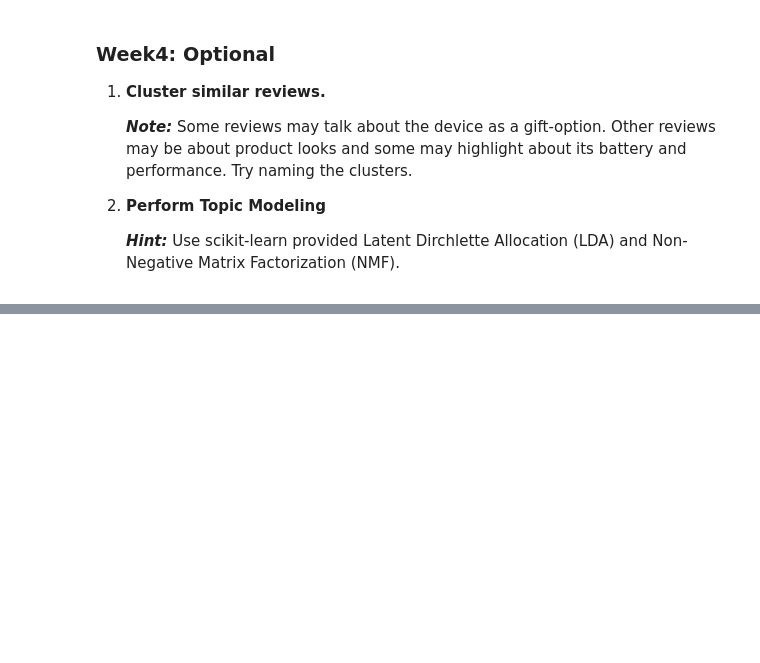
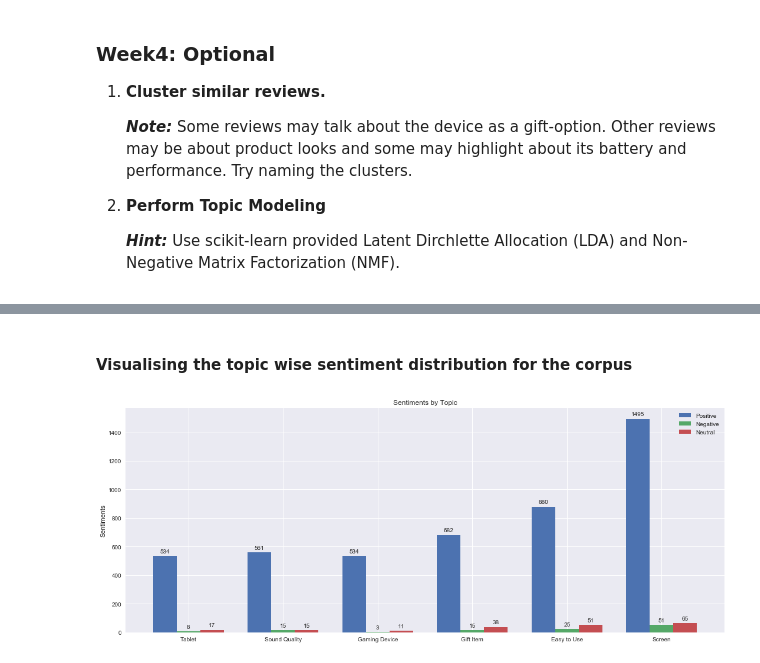
Before and after one commit to snbhattacharjya/Simplilearn, a Jupyter notebook: Capstone Project/E-commerce.ipynb, the cells around one changed output, grey strips where cells are left out. Drawn from its saved outputs; the diff is of its cells as text; code cells hidden in the pictures; blank space fills up the shorter version.

```diff
--- a/Capstone Project/E-commerce.ipynb
+++ b/Capstone Project/E-commerce.ipynb
@@ -943,13 +1065,11 @@ topic_words_df
 # %%
 topic_names = {
-    0: "Phone Battery",
-    1: "Heating",
-    2: "Charging Time",
-    3: "Features",
-    4: "Camera Quality",
-    5: "Network Issue",
-    6: "Delivery Time",
-    7: "Value for Money"
+    0: "Tablet",
+    1: "Sound Quality",
+    2: "Gaming Device",
+    3: "Gift Item",
+    4: "Easy to Use",
+    5: "Screen"
 }
 
 topic_words_df = topic_words_df.rename(columns = topic_names)
@@ -957,6 +1089,6 @@ topic_words_df
 # %%
 doc_topics = []
-for bow in review_no_custom_sw:
+for bow in review_words:
     doc_topics.append(best_lda_model.get_document_topics(dictionary.doc2bow(bow)))
 
 len(doc_topics)
@@ -966,3 +1106,4 @@ len(dominant_topic)
 # %%
+data = merge_df.copy()
 data['dominant_topic'] = dominant_topic
 data.head(10)
@@ -982,37 +1183,44 @@ data_topic_sentiment_df
+# %% [markdown]
+#### Visualising the topic wise sentiment distribution for the corpus
+# %%
+labels = topic_names.values()
+positive_sentiments = data_topic_sentiment_df[data_topic_sentiment_df['sentiment'] == 'Positive']['count']
+negative_sentiments = data_topic_sentiment_df[data_topic_sentiment_df['sentiment'] == 'Negative']['count']
+neutral_sentiments = data_topic_sentiment_df[data_topic_sentiment_df['sentiment'] == 'Neutral']['count']
 # %%
-labels = topic_names.values()
-positive_sentiments = data_topic_sentiment_df[data_topic_sentiment_df['sentiment'] == 1]['count']
-negetive_sentiments = data_topic_sentiment_df[data_topic_sentiment_df['sentiment'] == 0]['count']
-
 x = np.arange(len(labels))  # the label locations
-width = 0.35  # the width of the bars
+width = 0.25  # the width of the bars
 
 fig, ax = plt.subplots(figsize=(15,6))
-rects1 = ax.bar(x - width/2, positive_sentiments, width, label='Positive')
-rects2 = ax.bar(x + width/2, negetive_sentiments, width, label='Negetive')
+rects1 = ax.bar(x - width, height=positive_sentiments, width=width, label='Positive')
+rects2 = ax.bar(x, height=negative_sentiments, width=width, label='Negative')
+rects3 = ax.bar(x + width, height=neutral_sentiments, width=width, label='Neutral')
 
 # Add some text for labels, title and custom x-axis tick labels, etc.
 ax.set_ylabel('Sentiments')
 ax.set_title('Sentiments by Topic')
 ax.set_xticks(x)
 ax.set_xticklabels(labels)
 ax.legend()
 
 
 def autolabel(rects):
     """Attach a text label above each bar in *rects*, displaying its height."""
     for rect in rects:
         height = rect.get_height()
         ax.annotate('{}'.format(height),
                     xy=(rect.get_x() + rect.get_width() / 2, height),
                     xytext=(0, 3),  # 3 points vertical offset
                     textcoords="offset points",
                     ha='center', va='bottom')
 
 
 autolabel(rects1)
 autolabel(rects2)
+autolabel(rects3)
 
 fig.tight_layout()
 
 plt.show()
+# %% [output]
+[figure, added]
```
Also changed, not shown: parts of 48 cells of this notebook, 1 other file.
